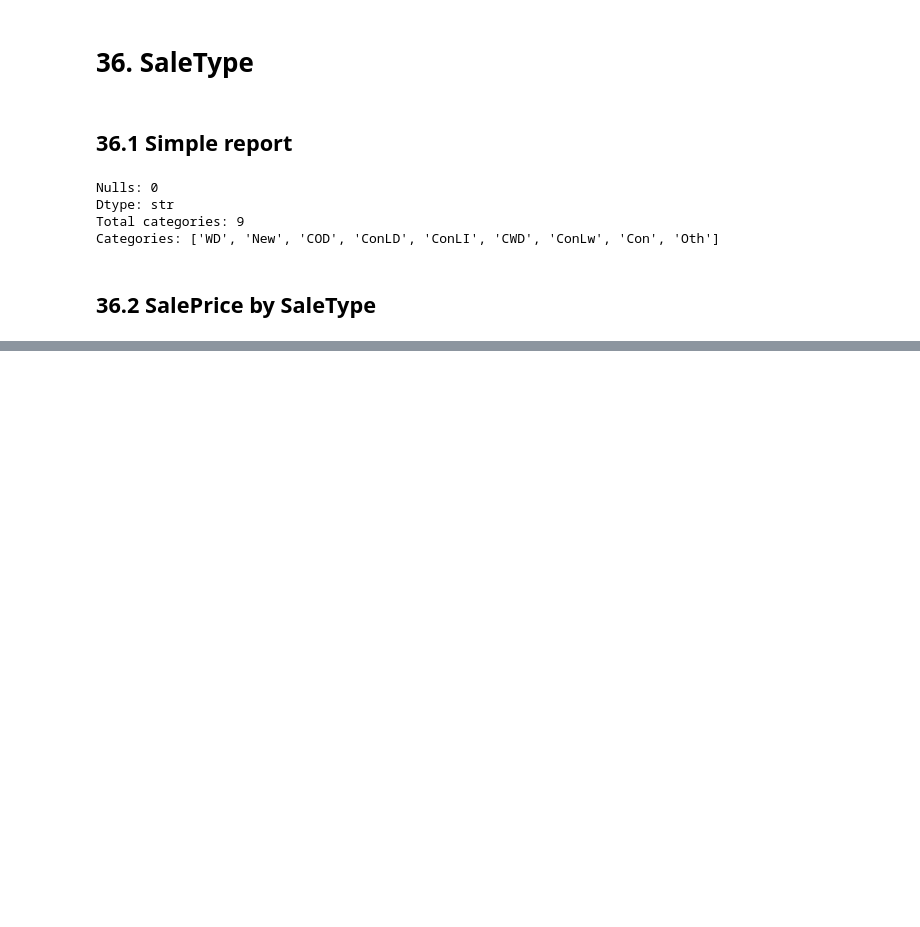
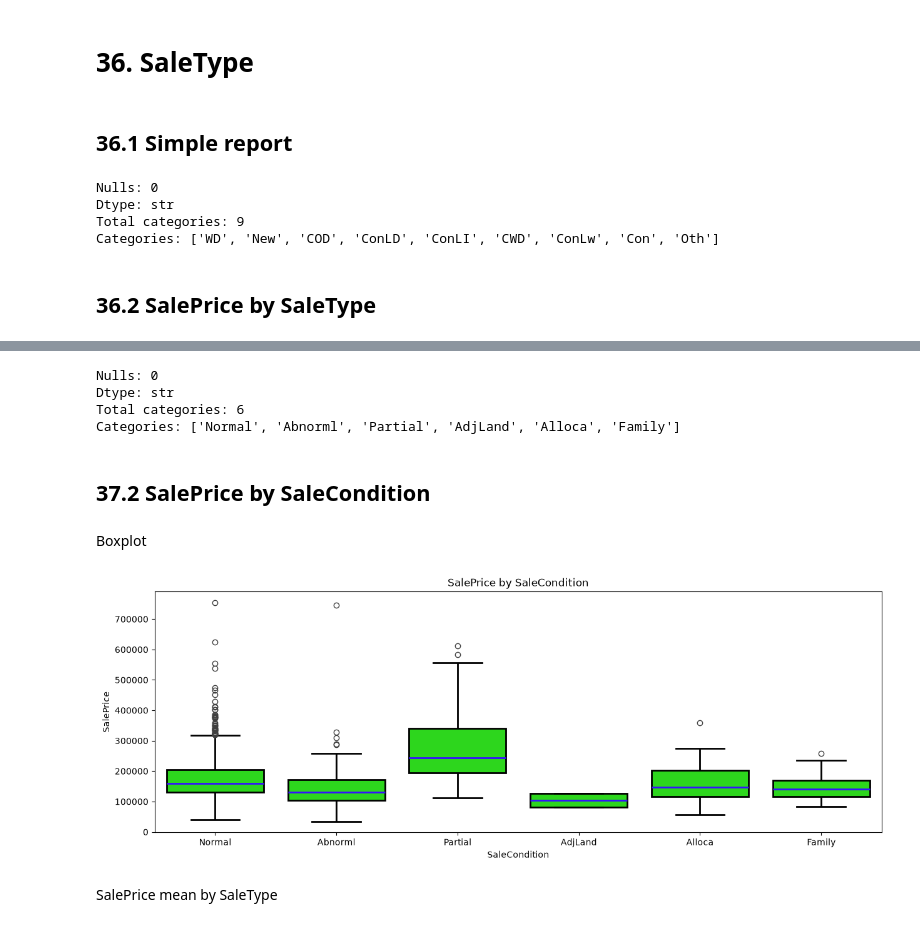
Before and after one commit to charligram/3_prediction_of_house_values, a Jupyter notebook: notebooks/02_EDA.ipynb, the cells around one changed output, grey strips where cells are left out. Drawn from its saved outputs; the diff is of its cells as text; code cells hidden in the pictures; blank space fills up the shorter version.

```diff
--- a/notebooks/02_EDA.ipynb
+++ b/notebooks/02_EDA.ipynb
@@ -1471,0 +1523,26 @@ fig, ax = box_plot_project(
+# %%
+simple_report(df, 'SaleCondition', show_categories=True)
+# %% [output]
+Nulls: 0
+Dtype: str
+Total categories: 6
+Categories: ['Normal', 'Abnorml', 'Partial', 'AdjLand', 'Alloca', 'Family']
+# %% [markdown]
+## 37.2 SalePrice by SaleCondition
+# %% [markdown]
+Boxplot
+# %%
+fig, ax = box_plot_project(
+    df=df,
+    x_name='SaleCondition',
+    y_name='SalePrice',
+    title='SalePrice by SaleCondition'
+)
+
+
+plt.savefig(FIGURES_PATH / '27_SalePrice_by_SaleCondition.png', bbox_inches='tight')
+plt.show()
+# %% [output]
+[figure, added]
+# %% [markdown]
+SalePrice mean by SaleType
```
Also changed, not shown: parts of 22 cells of this notebook.
